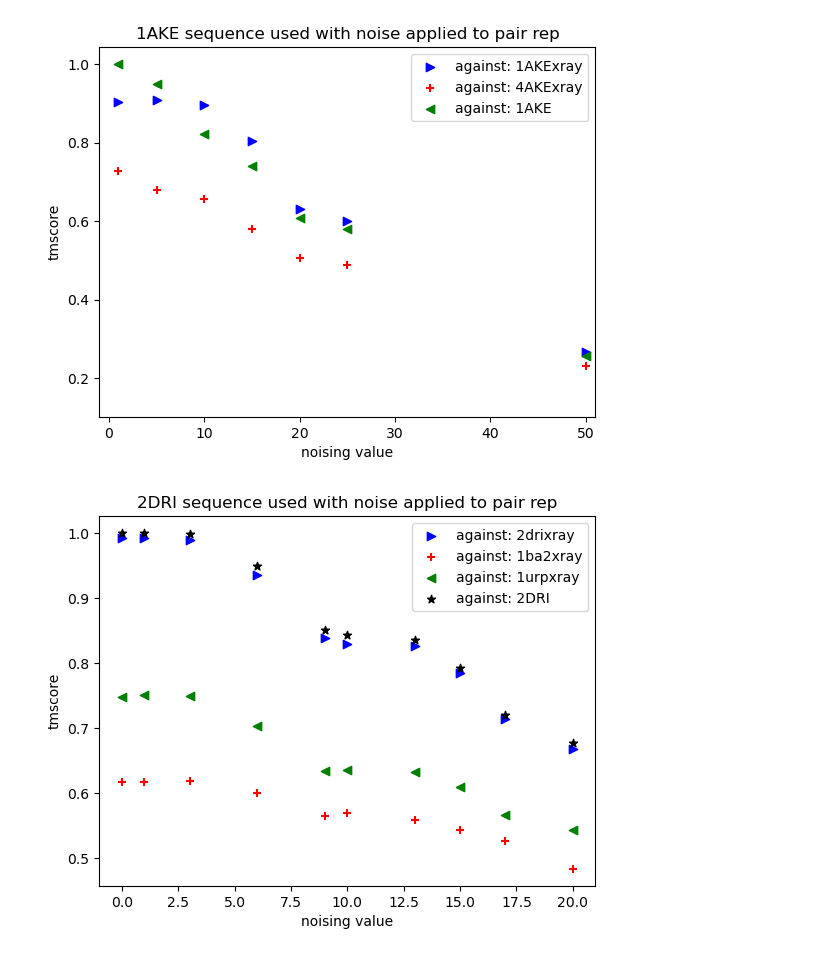
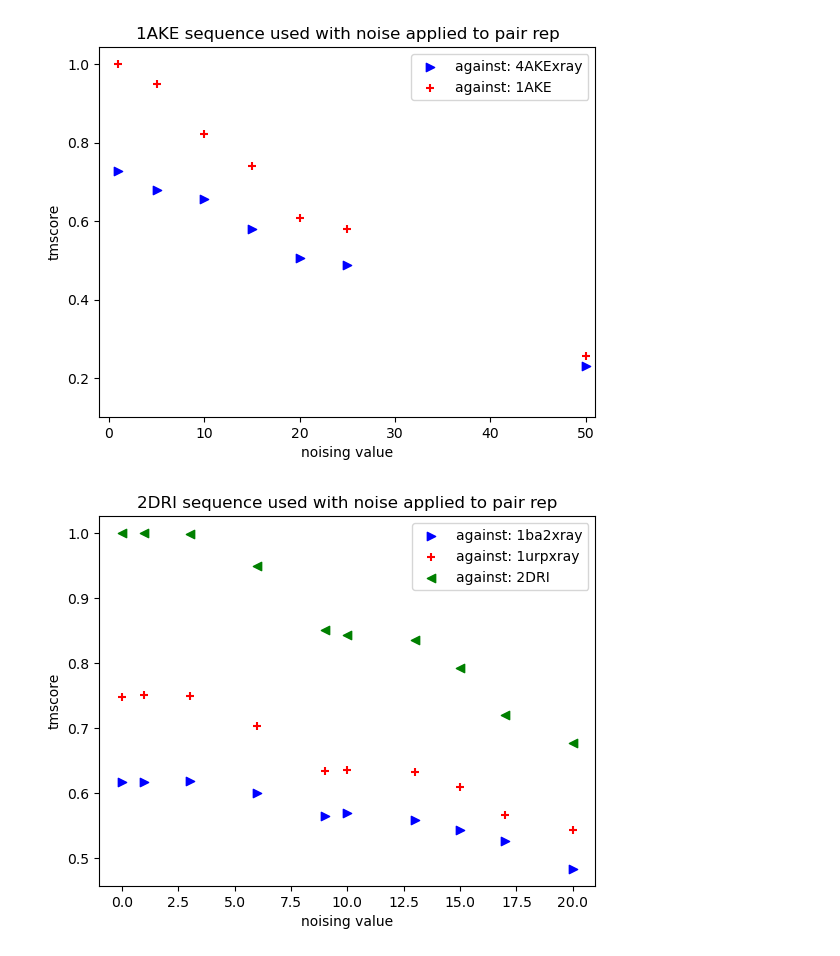
Before and after one commit to MichaelTrumbull/openfold-mt, a Jupyter notebook: personal-nbs/perturb_representations.ipynb, the cells around one changed output. Drawn from its saved outputs; the diff is of its cells as text; code cells hidden in the pictures.

Commit message:
notes

```diff
--- a/personal-nbs/perturb_representations.ipynb
+++ b/personal-nbs/perturb_representations.ipynb
@@ -122,0 +95,8 @@ d_2dri = tmscore_dict_mult_conf('../data/old_data/output/',['2drixray_downloaded
+# %%
+d_mult_conf_xyle = tmscore_dict_mult_conf('../data/old_data/output-xyle/',['4JA3_none_1.0_s_prediction.pdb', '4JA4_none_1.0_s_prediction.pdb', '6N3I_none_1.0_s_prediction.pdb'])
+# note: d_mult_conf_xyle has issues? I don't know what I was thinking during that run.
+d = tmscore_dict('../data/old_data/output-BIGDOE/',['7MZZ_none_1.0_s_prediction.pdb','5D3W_none_1.0_s_prediction.pdb','4O75_none_1.0_s_prediction.pdb','1DGN_none_1.0_s_prediction.pdb'])
+d_1ake_4ake_run = tmscore_dict_mult_conf('../data/old_data/output-1ake/',['1AKExray_downloaded_0_z_xrayscattering.pdb', '4AKExray_downloaded_0_z_xrayscattering.pdb','1AKE_none_1.0_s_prediction.pdb'])
+d_2dri = tmscore_dict_mult_conf('../data/old_data/output-2dri/',['2drixray_downloaded_0_z_xrayscattering.pdb', '1ba2xray_downloaded_0_z_xrayscattering.pdb','1urpxray_downloaded_0_z_xrayscattering.pdb','2DRI_none_0.0_z_prediction.pdb'])
+d_4ja4 = tmscore_dict_mult_conf('../data/old_data/output-xyle-only-4ja4/',['4ja3xray_downloaded_0_z_xrayscattering.pdb', '4ja4xray_downloaded_0_z_xrayscattering.pdb', '6n3ixray_downloaded_0_z_xrayscattering.pdb'])
+d_6n3i = tmscore_dict_mult_conf('../data/old_data/output-xyle-only-6n3i/',['4ja3xray_downloaded_0_z_xrayscattering.pdb', '4ja4xray_downloaded_0_z_xrayscattering.pdb', '6n3ixray_downloaded_0_z_xrayscattering.pdb'])
@@ -123,12 +123,18 @@ d_2dri = tmscore_dict_mult_conf('../data/old_data/output/',['2drixray_downloaded
 # %%
-plot_tmruns_mult_conf(d_1ake_4ake_run,'1AKE',['1AKExray','4AKExray','1AKE'])
+#plot_tmruns_mult_conf(d_1ake_4ake_run,'1AKE',['1AKExray','4AKExray','1AKE'])
+plot_tmruns_mult_conf(d_1ake_4ake_run,'1AKE',['4AKExray','1AKE'])#remove 1ake xray
 plt.xlim(-1,51)
 plt.show()
 # %% [output]
-[figure, old version]
+[figure, new version]
 # %%
-plot_tmruns_mult_conf(d_2dri,'2DRI',['2drixray','1ba2xray','1urpxray','2DRI'])
+#plot_tmruns_mult_conf(d_2dri,'2DRI',['2drixray','1ba2xray','1urpxray','2DRI'])
+plot_tmruns_mult_conf(d_2dri,'2DRI',['1ba2xray','1urpxray','2DRI'])#simplify
 #plt.xlim(-1,51)
 plt.show()
+###
+#
+# Can i even use this if they aren't really different conformations?
+#
 # %% [output]
-[figure, old version]
+[figure, new version]
```
Also changed, not shown: parts of 9 cells of this notebook, 1 other file.
